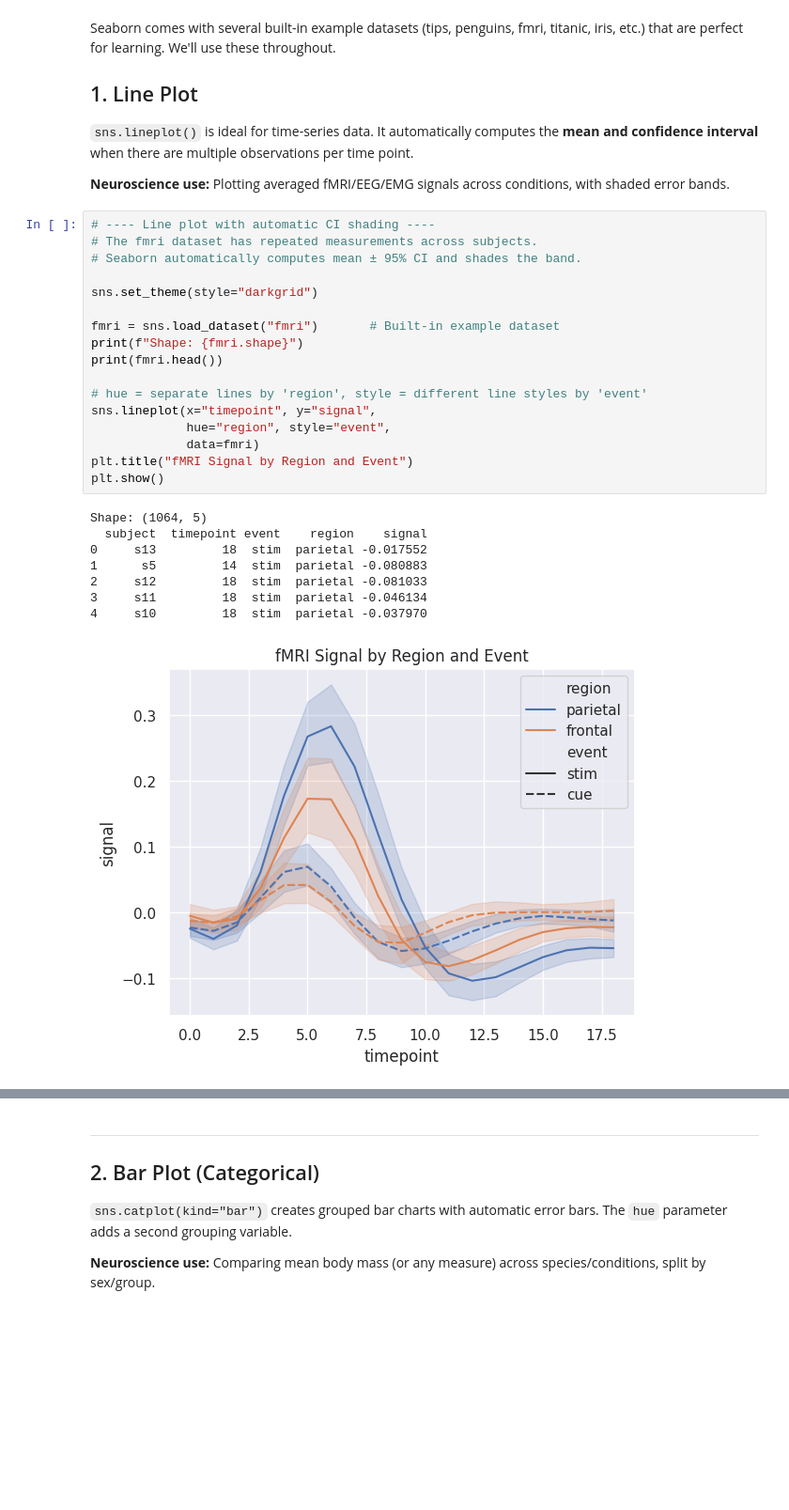
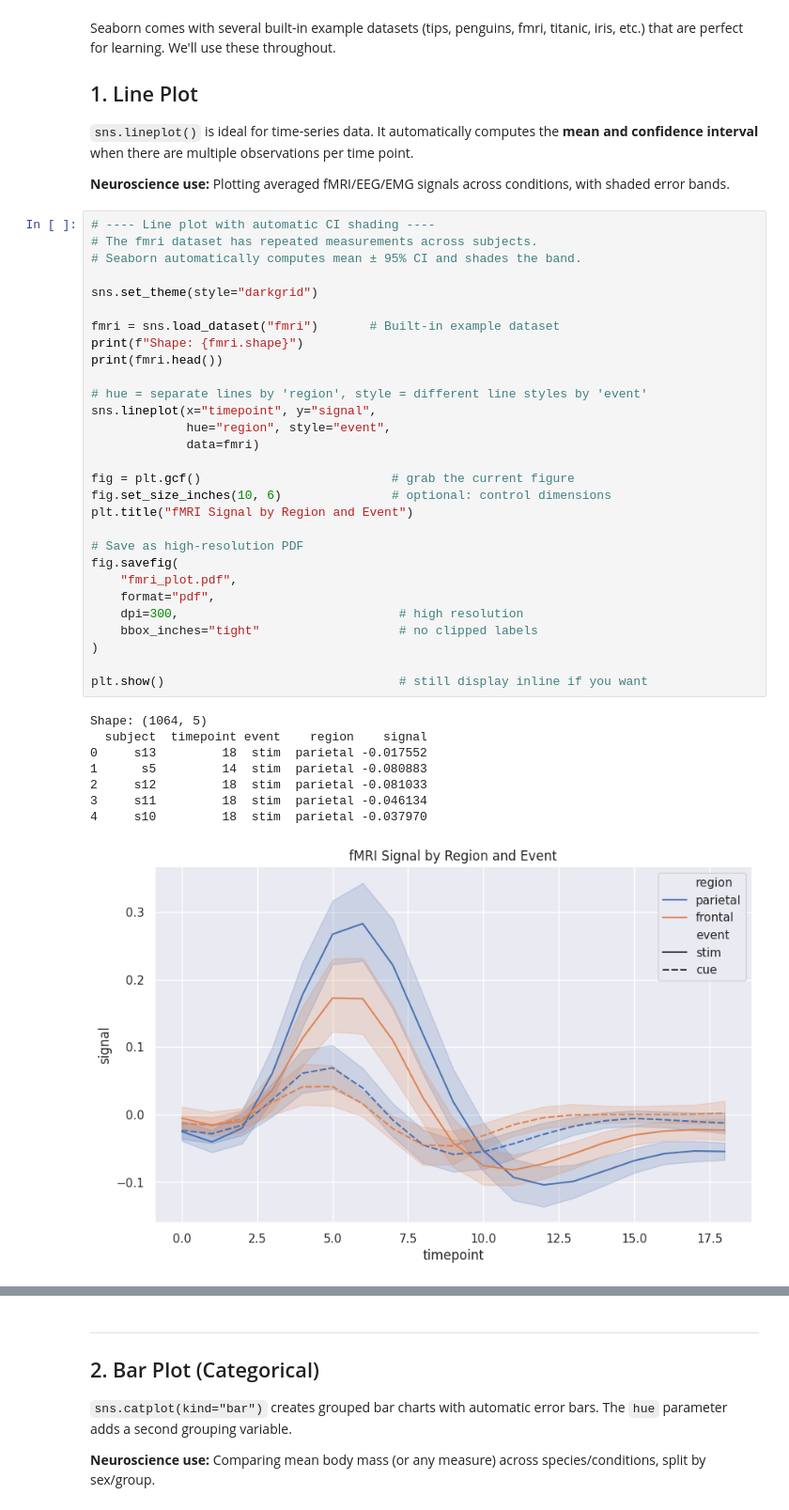
Before and after one commit to tarkeshsingh/python-for-sensorimotor-control, a Jupyter notebook: L5_Seaborn_Data_Visualization.ipynb, the cells around one changed output, grey strips where cells are left out. Shown at 94% size. Cells and saved outputs as stored; diff of their text form; blank space fills up the shorter version.

```diff
--- a/L5_Seaborn_Data_Visualization.ipynb
+++ b/L5_Seaborn_Data_Visualization.ipynb
@@ -66,26 +68,38 @@ Seaborn comes with several built-in example datasets (tips, penguins, fmri, tita
 # %%
 # ---- Line plot with automatic CI shading ----
 # The fmri dataset has repeated measurements across subjects.
 # Seaborn automatically computes mean ± 95% CI and shades the band.
 
 sns.set_theme(style="darkgrid")
 
 fmri = sns.load_dataset("fmri")       # Built-in example dataset
 print(f"Shape: {fmri.shape}")
 print(fmri.head())
 
 # hue = separate lines by 'region', style = different line styles by 'event'
 sns.lineplot(x="timepoint", y="signal",
              hue="region", style="event",
              data=fmri)
+
+fig = plt.gcf()                          # grab the current figure
+fig.set_size_inches(10, 6)               # optional: control dimensions
 plt.title("fMRI Signal by Region and Event")
-plt.show()
+
+# Save as high-resolution PDF
+fig.savefig(
+    "fmri_plot.pdf",
+    format="pdf",
+    dpi=300,                              # high resolution
+    bbox_inches="tight"                   # no clipped labels
+)
+
+plt.show()                                # still display inline if you want
 # %% [output]
 Shape: (1064, 5)
   subject  timepoint event    region    signal
 0     s13         18  stim  parietal -0.017552
 1      s5         14  stim  parietal -0.080883
 2     s12         18  stim  parietal -0.081033
 3     s11         18  stim  parietal -0.046134
 4     s10         18  stim  parietal -0.037970
-[figure, old version]
+[figure, new version]
```
Also changed, not shown: parts of 6 cells of this notebook.
